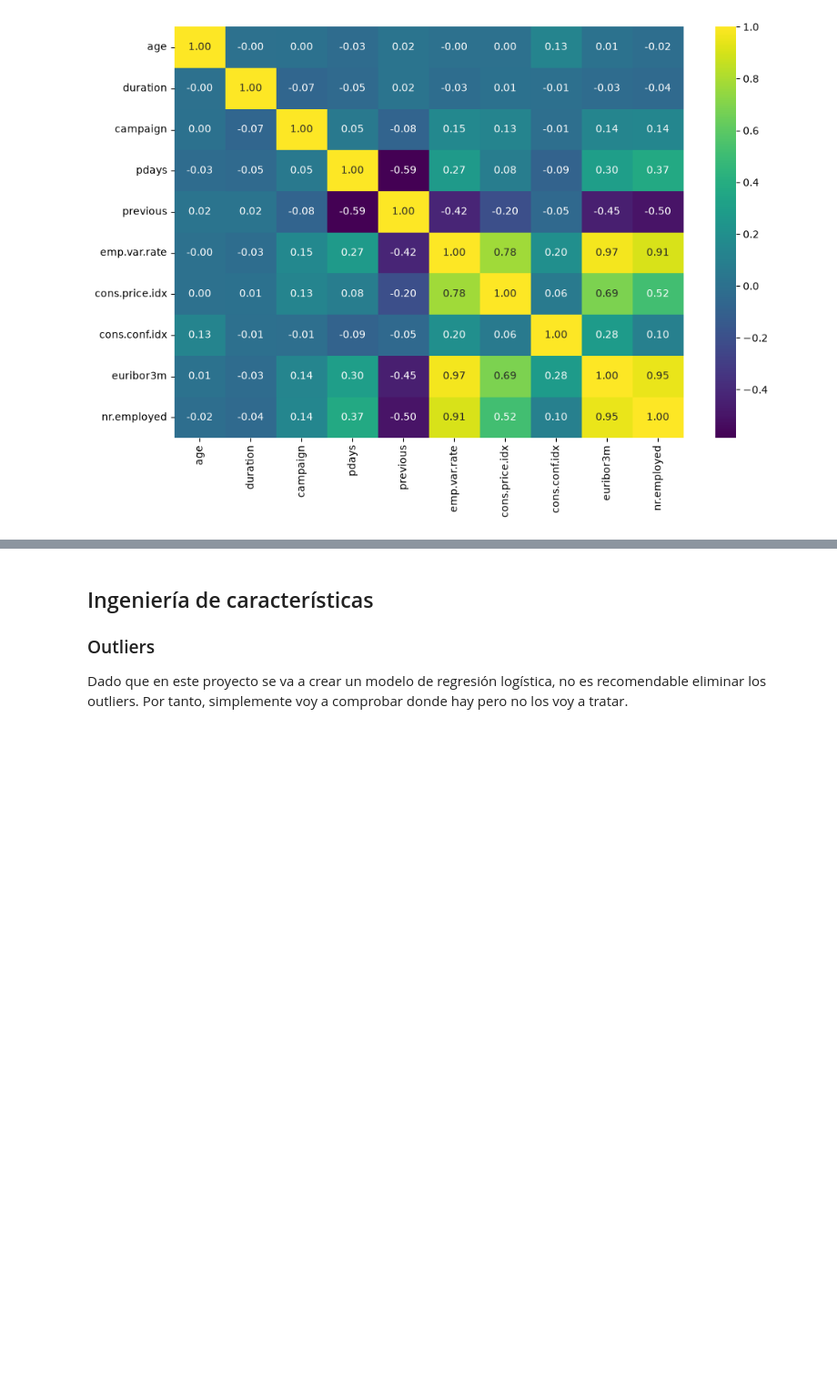
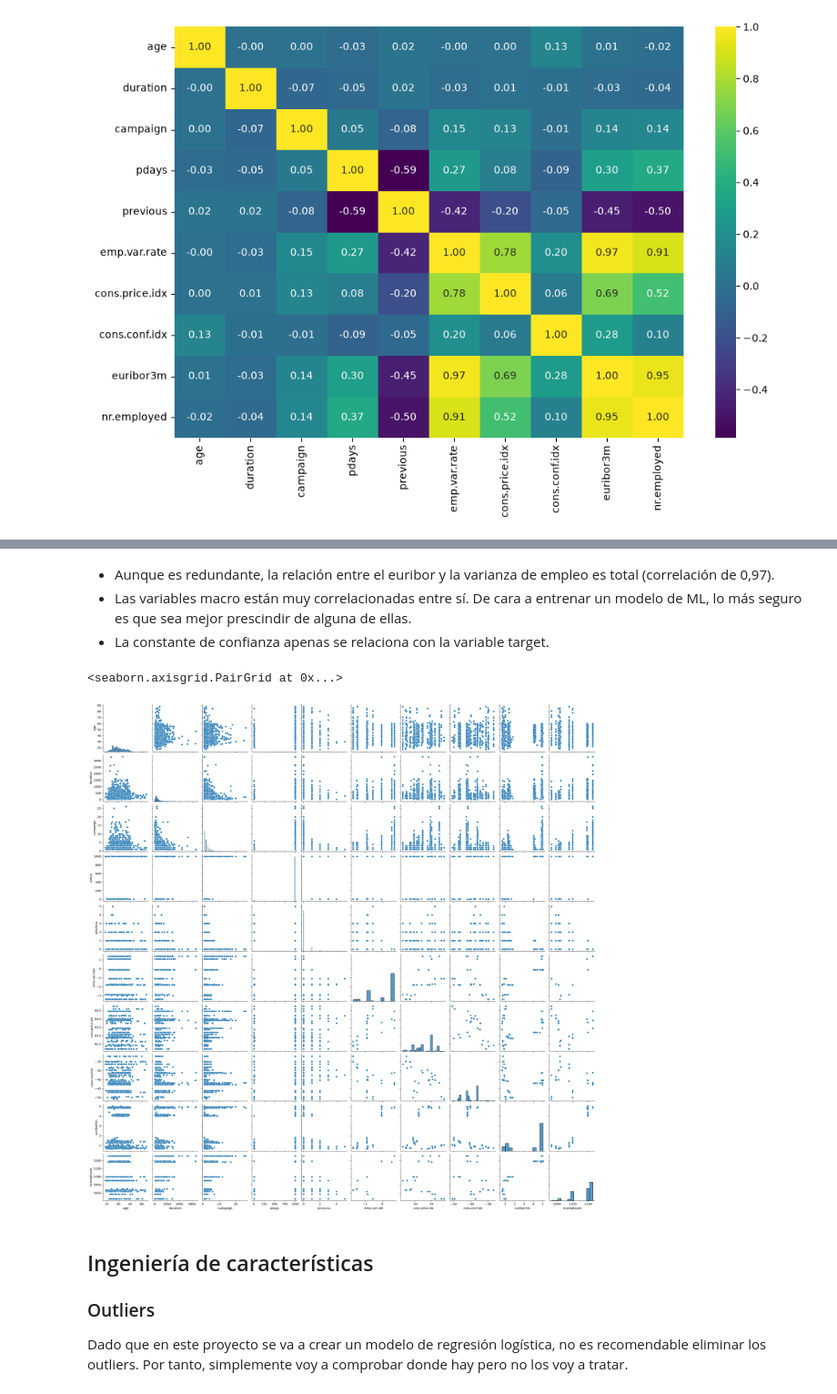
Before and after one commit to 4GeeksAcademy/logistic-regression-PabloMartin, a Jupyter notebook: src/explore.ipynb, the cells around one changed output, grey strips where cells are left out. Shown at 91% size. Drawn from its saved outputs; the diff is of its cells as text; code cells hidden in the pictures; blank space fills up the shorter version.

```diff
--- a/src/explore.ipynb
+++ b/src/explore.ipynb
@@ -322,3 +313,13 @@ sns.pairplot(data = df)
+# %% [markdown]
+- Aunque es redundante, la relación entre el euribor y la varianza de empleo es total (correlación de 0,97).
+- Las variables macro están muy correlacionadas entre sí. De cara a entrenar un modelo de ML, lo más seguro es que sea mejor prescindir de alguna de ellas.
+- La constante de confianza apenas se relaciona con la variable target.
+# %%
+# el pairplot con las 41.000 filas tarda mucho, con una muestra se ve igual de bien
+sns.pairplot(data = df[numericas].sample(2000, random_state = 10))
+# %% [output]
+<seaborn.axisgrid.PairGrid at 0x...>
+[figure, added]
 # %% [markdown]
 ## Ingeniería de características
 ### Outliers
```
Also changed, not shown: parts of 30 cells of this notebook, 19 other files.
